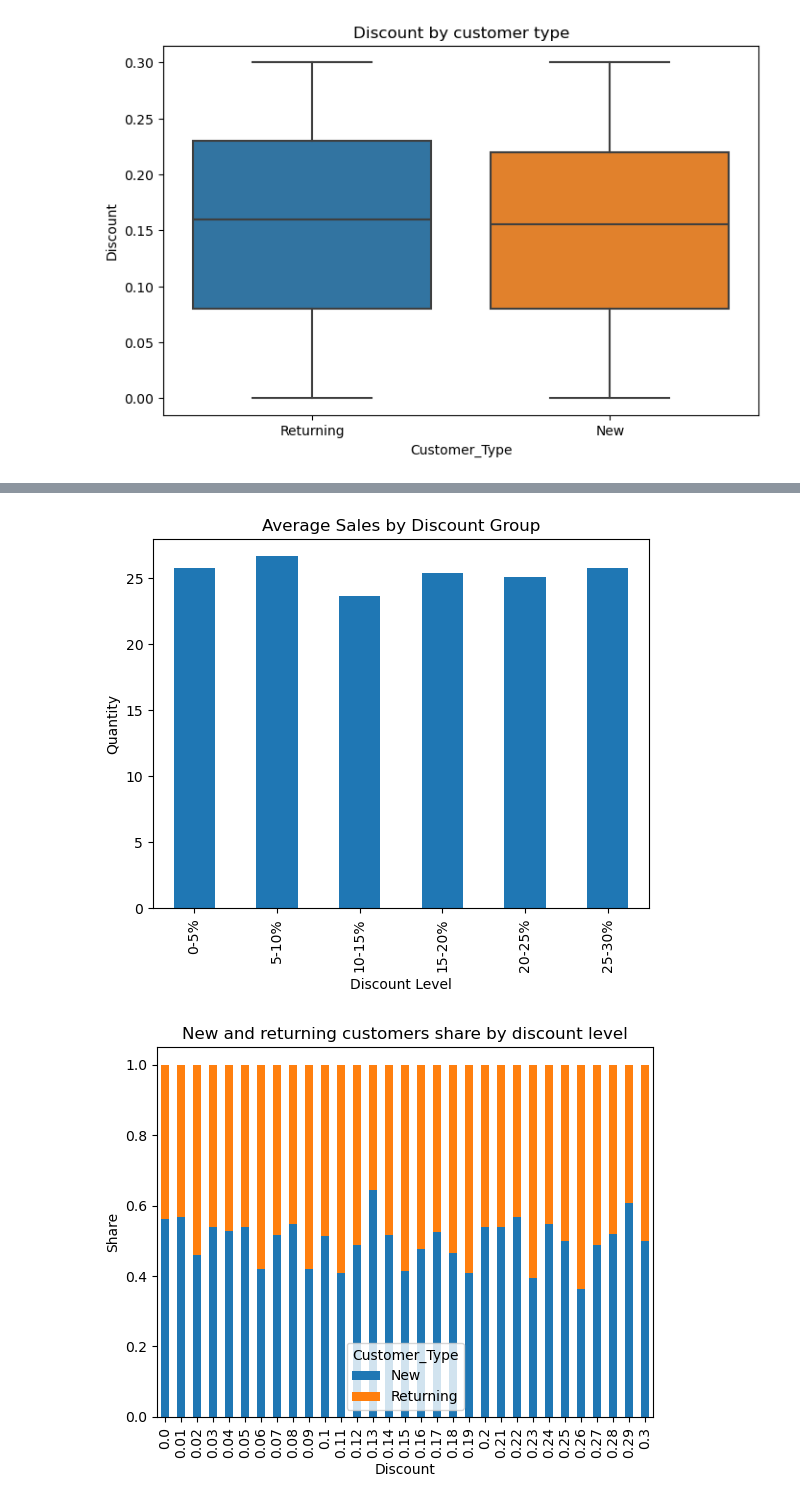
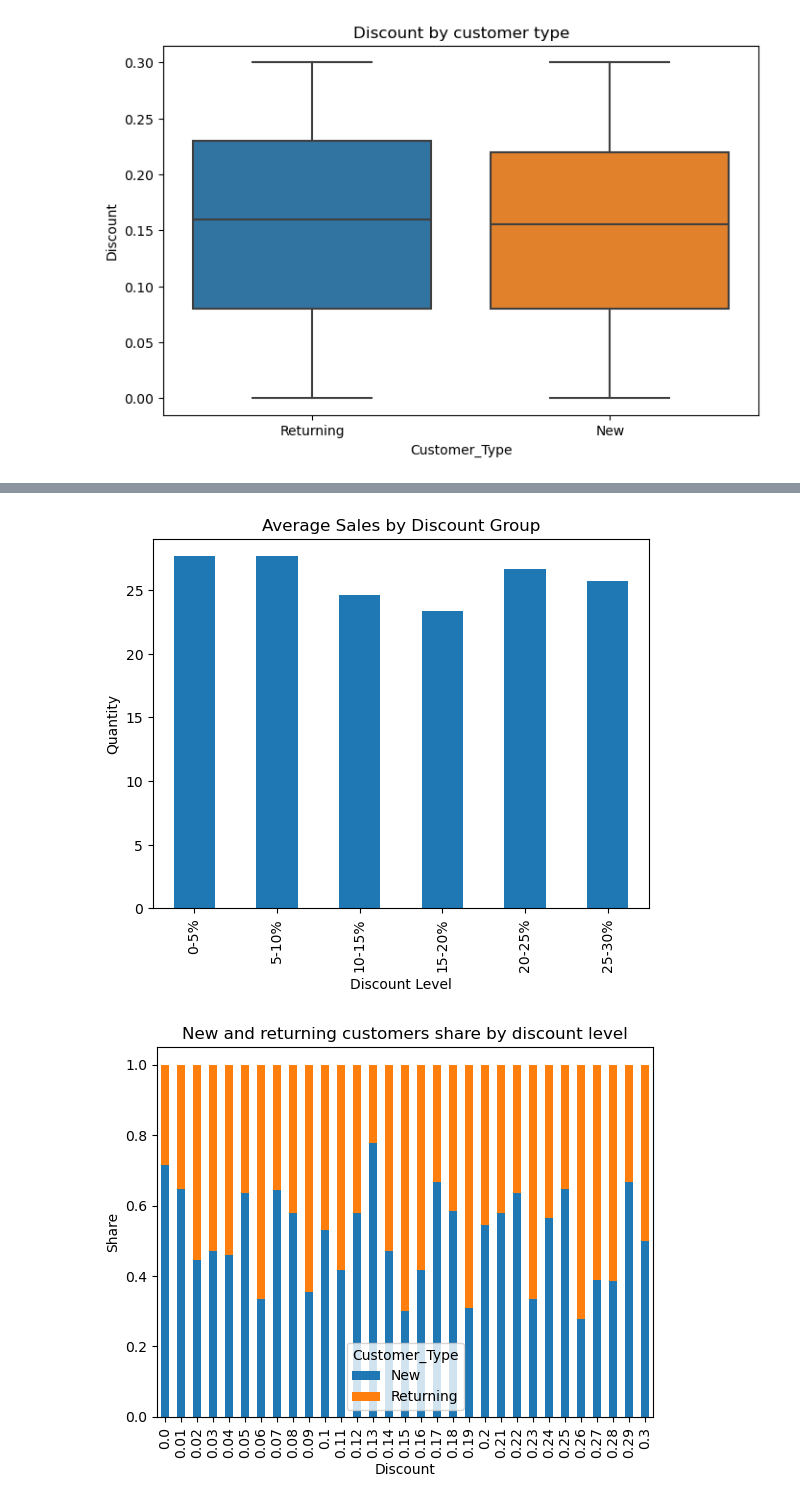
Before and after one commit to estrin00/diplomski, a Jupyter notebook: analysis.ipynb, the cells around one changed output, grey strips where cells are left out. Drawn from its saved outputs; the diff is of its cells as text; code cells hidden in the pictures.

```diff
--- a/analysis.ipynb
+++ b/analysis.ipynb
@@ -516,20 +517,20 @@ plt.show()
 # %%
-data['Discount_Group'] = pd.cut(data['Discount'], bins=[0, 0.05, 0.1, 0.15, 0.2, 0.25, 0.3],
+df['Discount_Group'] = pd.cut(df['Discount'], bins=[0, 0.05, 0.1, 0.15, 0.2, 0.25, 0.3],
                                  labels=['0-5%', '5-10%', '10-15%', '15-20%', '20-25%', '25-30%'])
 
-data.groupby('Discount_Group')['Quantity_Sold'].mean().plot(kind='bar')
+df.groupby('Discount_Group')['Quantity_Sold'].mean().plot(kind='bar')
 plt.title('Average Sales by Discount Group')
 plt.ylabel('Quantity')
 plt.xlabel('Discount Level')
 plt.show()
 # %% [output]
-[figure, old version]
+[figure, new version]
 # %%
 #discount by customer type
-data.groupby('Discount')['Customer_Type'].value_counts(normalize=True).unstack().plot(kind='bar', stacked=True)
+df.groupby('Discount')['Customer_Type'].value_counts(normalize=True).unstack().plot(kind='bar', stacked=True)
 plt.title('New and returning customers share by discount level')
 plt.ylabel('Share')
 plt.show()
 # %% [output]
-[figure, old version]
+[figure, new version]
 # %%
```
Also changed, not shown: parts of 20 cells of this notebook, 1 other file.
